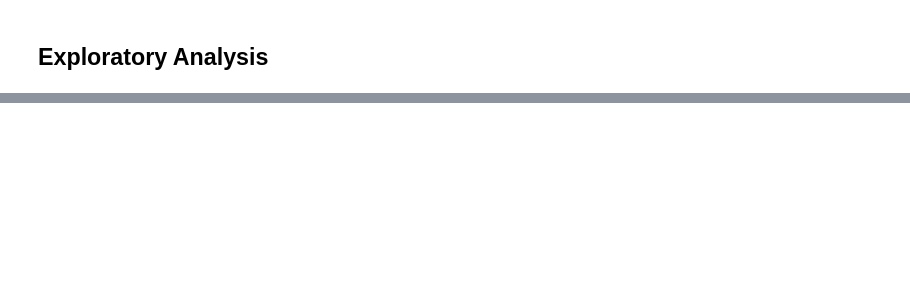
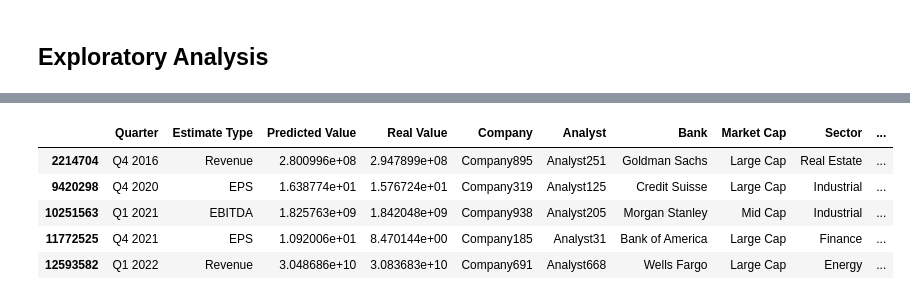
Before and after one commit to EAC-21/DWS-Capstone-Project, a Jupyter notebook: Initial Exploration.ipynb, the cells around one changed output, grey strips where cells are left out. Saved outputs shown, nothing was run; the diff lists cells and outputs as text; code cells hidden in the pictures; blank space fills up the shorter version.

```diff
--- a/Initial Exploration.ipynb
+++ b/Initial Exploration.ipynb
@@ -37,0 +46,10 @@ df.head()
+# %%
+sample_rows = df.sample(n=5, random_state=42) # take 5 random rows with a fixed seed for reproducibility
+sample_rows
+# %% [output]
+|  | Quarter | Estimate Type | Predicted Value | Real Value | Company | Analyst | Bank | Market Cap | Sector | ... |
+| 2214704 | Q4 2016 | Revenue | 2.800996e+08 | 2.947899e+08 | Company895 | Analyst251 | Goldman Sachs | Large Cap | Real Estate | ... |
+| 9420298 | Q4 2020 | EPS | 1.638774e+01 | 1.576724e+01 | Company319 | Analyst125 | Credit Suisse | Large Cap | Industrial | ... |
+| 10251563 | Q1 2021 | EBITDA | 1.825763e+09 | 1.842048e+09 | Company938 | Analyst205 | Morgan Stanley | Mid Cap | Industrial | ... |
+| 11772525 | Q4 2021 | EPS | 1.092006e+01 | 8.470144e+00 | Company185 | Analyst31 | Bank of America | Large Cap | Finance | ... |
+| 12593582 | Q1 2022 | Revenue | 3.048686e+10 | 3.083683e+10 | Company691 | Analyst668 | Wells Fargo | Large Cap | Energy | ... |
```
Also changed, not shown: parts of 8 cells of this notebook, 2 other files.
